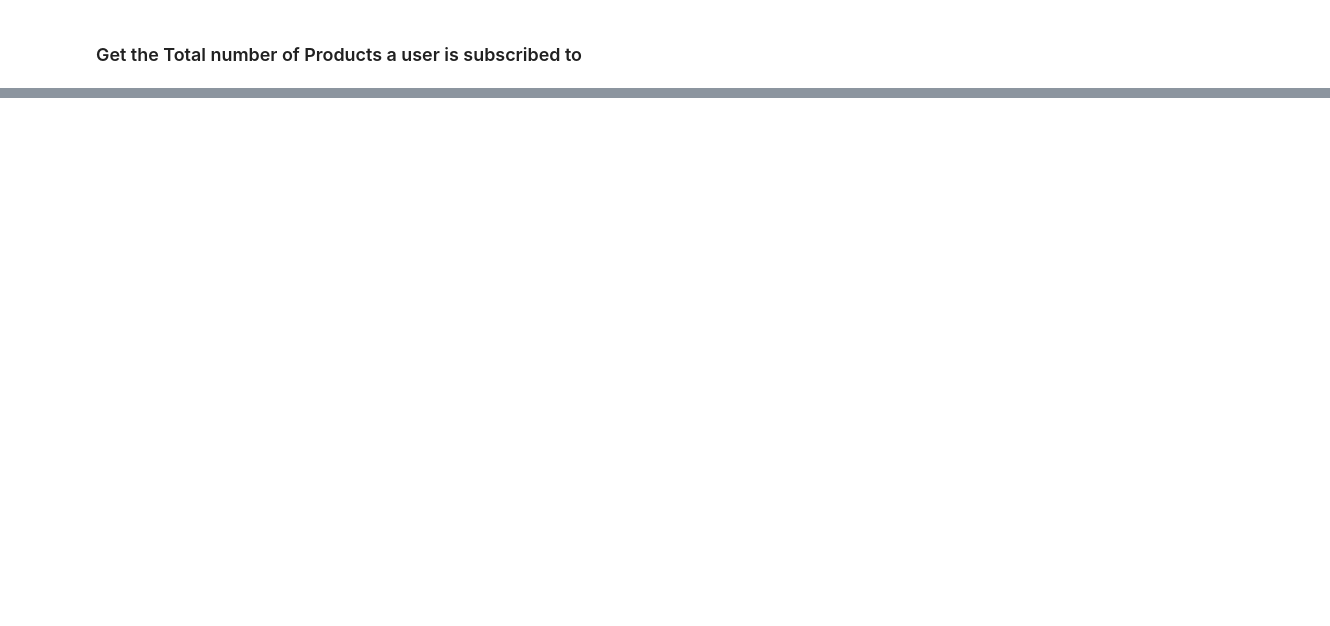
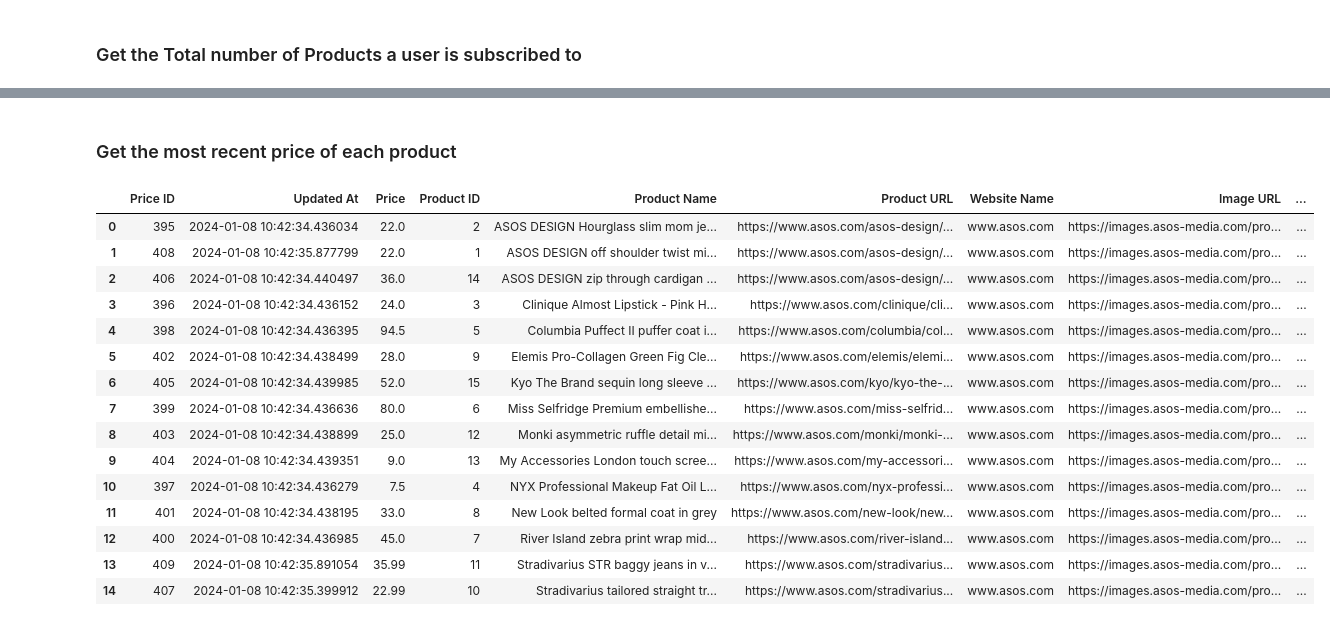
Before and after one commit to Zander-Snow-Sigma/personal_sale_tracker, a Jupyter notebook: dashboard/experiments.ipynb, the cells around one changed output, grey strips where cells are left out. Saved outputs shown, nothing was run; the diff lists cells and outputs as text; code cells hidden in the pictures; blank space fills up the shorter version.

```diff
--- a/dashboard/experiments.ipynb
+++ b/dashboard/experiments.ipynb
@@ -155,0 +162,4 @@ len(user_id_1_df["Product Name"].unique())
+# %%
+grouped = all_info.groupby('Product Name')
+
+grouped.head()
@@ -155,0 +180,26 @@ len(user_id_1_df["Product Name"].unique())
+# %% [markdown]
+### Get the most recent price of each product
+# %%
+most_recent_prices = grouped.apply(lambda x: x.sort_values(
+    by='Updated At', ascending=False).head(1))
+
+most_recent_prices = most_recent_prices.reset_index(drop=True)
+
+most_recent_prices
+# %% [output]
+|  | Price ID | Updated At | Price | Product ID | Product Name | Product URL | Website Name | Image URL | ... |
+| 0 | 395 | 2024-01-08 10:42:34.436034 | 22.0 | 2 | ASOS DESIGN Hourglass slim mom je... | https://www.asos.com/asos-design/... | www.asos.com | https://images.asos-media.com/pro... | ... |
+| 1 | 408 | 2024-01-08 10:42:35.877799 | 22.0 | 1 | ASOS DESIGN off shoulder twist mi... | https://www.asos.com/asos-design/... | www.asos.com | https://images.asos-media.com/pro... | ... |
+| 2 | 406 | 2024-01-08 10:42:34.440497 | 36.0 | 14 | ASOS DESIGN zip through cardigan ... | https://www.asos.com/asos-design/... | www.asos.com | https://images.asos-media.com/pro... | ... |
+| 3 | 396 | 2024-01-08 10:42:34.436152 | 24.0 | 3 | Clinique Almost Lipstick - Pink H... | https://www.asos.com/clinique/cli... | www.asos.com | https://images.asos-media.com/pro... | ... |
+| 4 | 398 | 2024-01-08 10:42:34.436395 | 94.5 | 5 | Columbia Puffect II puffer coat i... | https://www.asos.com/columbia/col... | www.asos.com | https://images.asos-media.com/pro... | ... |
+| 5 | 402 | 2024-01-08 10:42:34.438499 | 28.0 | 9 | Elemis Pro-Collagen Green Fig Cle... | https://www.asos.com/elemis/elemi... | www.asos.com | https://images.asos-media.com/pro... | ... |
+| 6 | 405 | 2024-01-08 10:42:34.439985 | 52.0 | 15 | Kyo The Brand sequin long sleeve ... | https://www.asos.com/kyo/kyo-the-... | www.asos.com | https://images.asos-media.com/pro... | ... |
+| 7 | 399 | 2024-01-08 10:42:34.436636 | 80.0 | 6 | Miss Selfridge Premium embellishe... | https://www.asos.com/miss-selfrid... | www.asos.com | https://images.asos-media.com/pro... | ... |
+| 8 | 403 | 2024-01-08 10:42:34.438899 | 25.0 | 12 | Monki asymmetric ruffle detail mi... | https://www.asos.com/monki/monki-... | www.asos.com | https://images.asos-media.com/pro... | ... |
+| 9 | 404 | 2024-01-08 10:42:34.439351 | 9.0 | 13 | My Accessories London touch scree... | https://www.asos.com/my-accessori... | www.asos.com | https://images.asos-media.com/pro... | ... |
+| 10 | 397 | 2024-01-08 10:42:34.436279 | 7.5 | 4 | NYX Professional Makeup Fat Oil L... | https://www.asos.com/nyx-professi... | www.asos.com | https://images.asos-media.com/pro... | ... |
+| 11 | 401 | 2024-01-08 10:42:34.438195 | 33.0 | 8 | New Look belted formal coat in grey | https://www.asos.com/new-look/new... | www.asos.com | https://images.asos-media.com/pro... | ... |
+| 12 | 400 | 2024-01-08 10:42:34.436985 | 45.0 | 7 | River Island zebra print wrap mid... | https://www.asos.com/river-island... | www.asos.com | https://images.asos-media.com/pro... | ... |
+| 13 | 409 | 2024-01-08 10:42:35.891054 | 35.99 | 11 | Stradivarius STR baggy jeans in v... | https://www.asos.com/stradivarius... | www.asos.com | https://images.asos-media.com/pro... | ... |
+| 14 | 407 | 2024-01-08 10:42:35.399912 | 22.99 | 10 | Stradivarius tailored straight tr... | https://www.asos.com/stradivarius... | www.asos.com | https://images.asos-media.com/pro... | ... |
```
Also changed, not shown: parts of 9 cells of this notebook.
